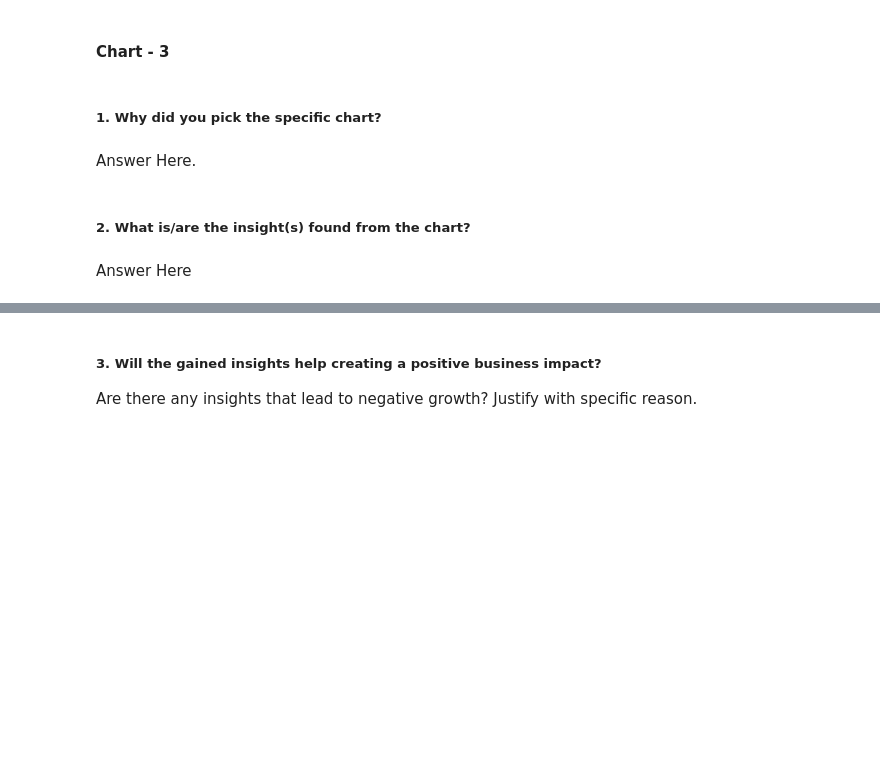
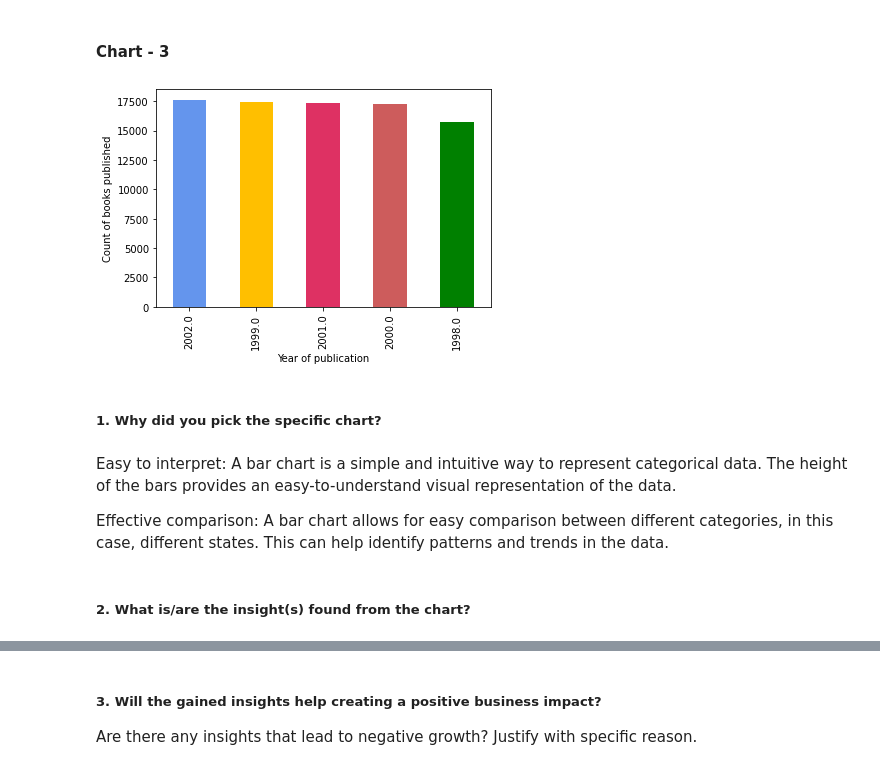
Before and after one commit to amoghpai17/BOOK_RECOMMENDATION, a Jupyter notebook: BOOK_RECOMMENDATION.ipynb, the cells around one changed output, grey strips where cells are left out. Cells and saved outputs as stored; diff of their text form; code cells hidden in the pictures; blank space fills up the shorter version.

```diff
--- a/BOOK_RECOMMENDATION.ipynb
+++ b/BOOK_RECOMMENDATION.ipynb
@@ -463,8 +514,17 @@ Answer Here
+# %%
+# Chart - 3 visualization code
+#bar graph of year with most publishes
+book_df['Year-Of-Publication'].value_counts().sort_values(ascending=False).head(5).plot(kind='bar',color=[ "#6495ED","#FFBF00","#DE3163","#CD5C5C",'#008000'])
+plt.xlabel('Year of publication')
+plt.ylabel('Count of books published')
+plt.show()
+# %% [output]
+[figure, added]
 # %% [markdown]
 ##### 1. Why did you pick the specific chart?
-# %% [markdown]
-Answer Here.
+# %% [markdown]
+Easy to interpret: A bar chart is a simple and intuitive way to represent categorical data. The height of the bars provides an easy-to-understand visual representation of the data.
+
+Effective comparison: A bar chart allows for easy comparison between different categories, in this case, different states. This can help identify patterns and trends in the data.
 # %% [markdown]
 ##### 2. What is/are the insight(s) found from the chart?
-# %% [markdown]
-Answer Here
```
Also changed, not shown: parts of 119 cells of this notebook.
